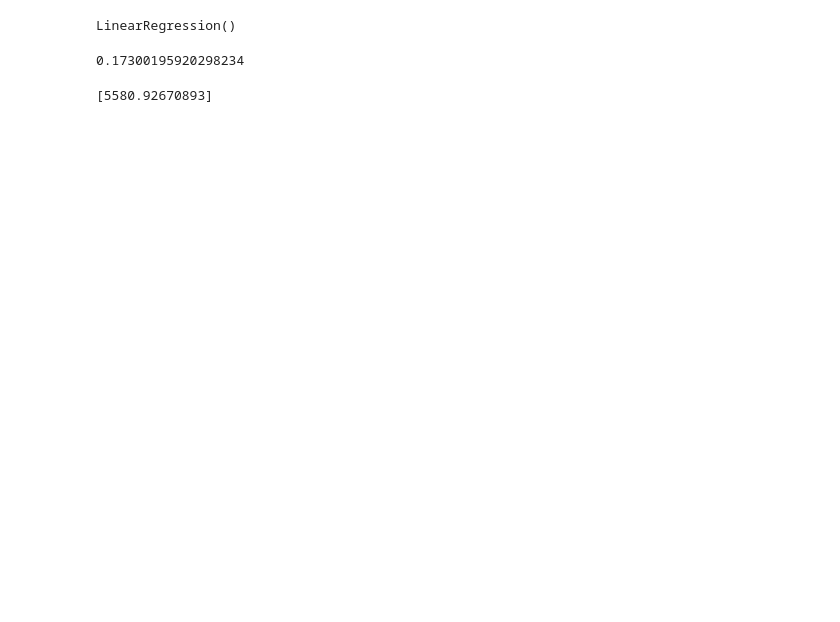
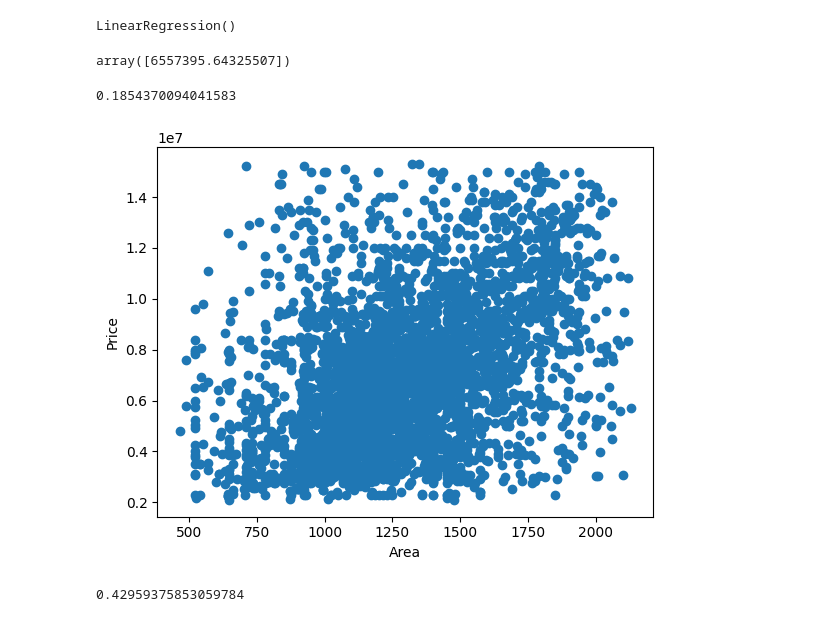
Before and after one commit to dhruv-munjpara/supervised_ml, a Jupyter notebook: assi/house_price_pre.ipynb, the cells around one changed output. Saved outputs shown, nothing was run; the diff lists cells and outputs as text; code cells hidden in the pictures; blank space fills up the shorter version.

```diff
--- a/assi/house_price_pre.ipynb
+++ b/assi/house_price_pre.ipynb
@@ -14,5 +7,5 @@ from sklearn.preprocessing import StandardScaler
 # %%
-df=pd.read_csv("Bangalore.csv")
+df=pd.read_csv("clean_Bangalore.csv")
 print(df)
 # %% [output]
          Price  Area                         Location  No. of Bedrooms  \
@@ -92,19 +73,17 @@ q3=df["Area"].quantile(0.75)
 
 iqr=q3-q1
 
-lower=q1-1.5*iqr
-upper=q3+1.5*iqr
-
-df=df[(df["Area"]>=lower)&(df["Area"]<=upper)]
+df = df[
+    (df['Area'] >= q1 - 1.5 * iqr) &
+    (df['Area'] <= q3 + 1.5 * iqr)
+]
 # %%
 q1=df["Price"].quantile(0.25)
 q3=df["Price"].quantile(0.75)
 
 iqr=q3-q1
 
-lower=q1-1.5*iqr
-upper=q3+1.5*iqr
-
-df=df[(df["Price"]>=lower)&(df["Price"]<=upper)]
+df = df[
+    (df['Price'] >= q1 - 1.5 * iqr) &
+    (df['Price'] <= q3 + 1.5 * iqr)
+]
-# %%
-df['Price'] = np.log1p(df['Price'])
@@ -163,14 +115,27 @@ model=LinearRegression()
 model.fit(x_train,y_train)
 # %% [output]
 LinearRegression()
+# %%
+result=model.predict([[1200]])
+result
+# %% [output]
+array([6557395.64325507])
 # %%
 v=model.predict(x_test)
 score=r2_score(y_test,v)
-print(score)
+score
 # %% [output]
-0.17300195920298234
+0.1854370094041583
-# %%
-result=model.predict([[31232]])
-print(result)
-# %% [output]
-[5580.92670893]
+# %%
+import matplotlib.pyplot as plt
+
+plt.scatter(df['Area'], df['Price'])
+plt.xlabel("Area")
+plt.ylabel("Price")
+plt.show()
+# %% [output]
+[figure, added]
+# %%
+print(df['Area'].corr(df['Price']))
+# %% [output]
+0.42959375853059784
```
Also changed, not shown: parts of 11 cells of this notebook, 3 other files.
